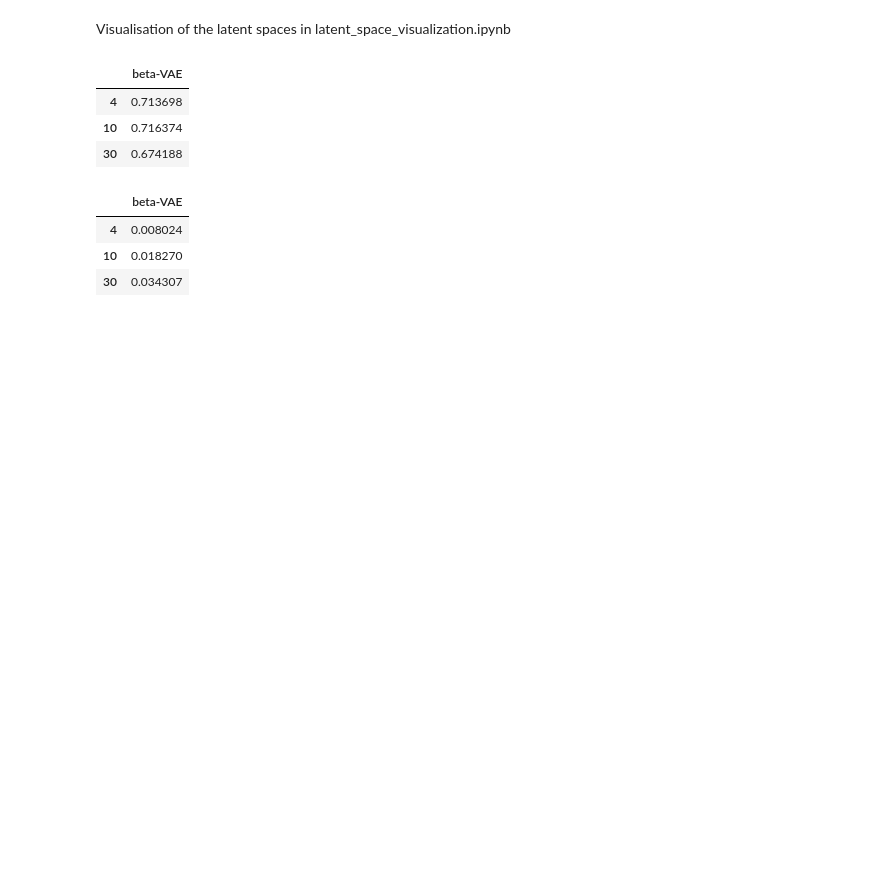
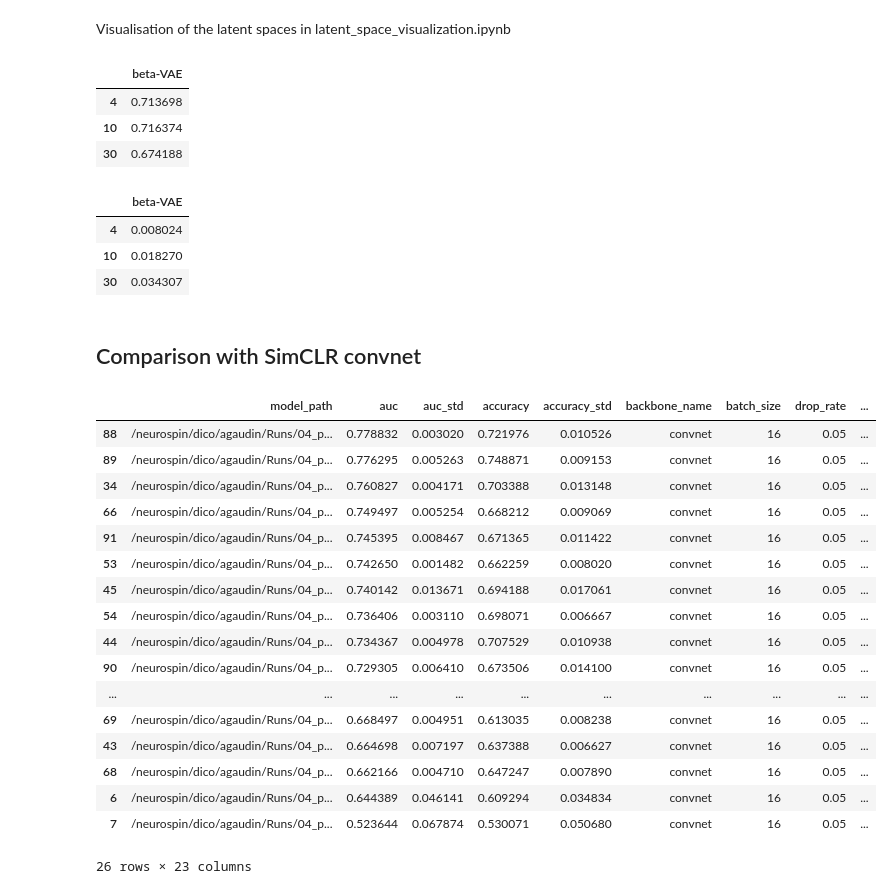
Before and after one commit to neurospin-projects/2023_agaudin_jchavas_folding_supervised, a Jupyter notebook: contrastive/notebooks/beta-VAE_analysis.ipynb, the cells around one changed output. Drawn from its saved outputs; the diff is of its cells as text; code cells hidden in the pictures; blank space fills up the shorter version.

```diff
--- a/contrastive/notebooks/beta-VAE_analysis.ipynb
+++ b/contrastive/notebooks/beta-VAE_analysis.ipynb
@@ -85,3 +89,28 @@ std_df
 | 4 | 0.008024 |
 | 10 | 0.018270 |
 | 30 | 0.034307 |
+# %% [markdown]
+## Comparison with SimCLR convnet
+# %%
+bdd = import_bdd("/neurospin/dico/agaudin/Runs/new_bdd_models_0.csv")
+convnets = bdd[(bdd.temperature == 0.1) & (bdd.drop_rate == 0.05) & (bdd.backbone_name == 'convnet')]
+convnets
+# %% [output]
+|  | model_path | auc | auc_std | accuracy | accuracy_std | backbone_name | batch_size | drop_rate | ... |
+| 88 | /neurospin/dico/agaudin/Runs/04_p... | 0.778832 | 0.003020 | 0.721976 | 0.010526 | convnet | 16 | 0.05 | ... |
+| 89 | /neurospin/dico/agaudin/Runs/04_p... | 0.776295 | 0.005263 | 0.748871 | 0.009153 | convnet | 16 | 0.05 | ... |
+| 34 | /neurospin/dico/agaudin/Runs/04_p... | 0.760827 | 0.004171 | 0.703388 | 0.013148 | convnet | 16 | 0.05 | ... |
+| 66 | /neurospin/dico/agaudin/Runs/04_p... | 0.749497 | 0.005254 | 0.668212 | 0.009069 | convnet | 16 | 0.05 | ... |
+| 91 | /neurospin/dico/agaudin/Runs/04_p... | 0.745395 | 0.008467 | 0.671365 | 0.011422 | convnet | 16 | 0.05 | ... |
+| 53 | /neurospin/dico/agaudin/Runs/04_p... | 0.742650 | 0.001482 | 0.662259 | 0.008020 | convnet | 16 | 0.05 | ... |
+| 45 | /neurospin/dico/agaudin/Runs/04_p... | 0.740142 | 0.013671 | 0.694188 | 0.017061 | convnet | 16 | 0.05 | ... |
+| 54 | /neurospin/dico/agaudin/Runs/04_p... | 0.736406 | 0.003110 | 0.698071 | 0.006667 | convnet | 16 | 0.05 | ... |
+| 44 | /neurospin/dico/agaudin/Runs/04_p... | 0.734367 | 0.004978 | 0.707529 | 0.010938 | convnet | 16 | 0.05 | ... |
+| 90 | /neurospin/dico/agaudin/Runs/04_p... | 0.729305 | 0.006410 | 0.673506 | 0.014100 | convnet | 16 | 0.05 | ... |
+| ... | ... | ... | ... | ... | ... | ... | ... | ... | ... |
+| 69 | /neurospin/dico/agaudin/Runs/04_p... | 0.668497 | 0.004951 | 0.613035 | 0.008238 | convnet | 16 | 0.05 | ... |
+| 43 | /neurospin/dico/agaudin/Runs/04_p... | 0.664698 | 0.007197 | 0.637388 | 0.006627 | convnet | 16 | 0.05 | ... |
+| 68 | /neurospin/dico/agaudin/Runs/04_p... | 0.662166 | 0.004710 | 0.647247 | 0.007890 | convnet | 16 | 0.05 | ... |
+| 6 | /neurospin/dico/agaudin/Runs/04_p... | 0.644389 | 0.046141 | 0.609294 | 0.034834 | convnet | 16 | 0.05 | ... |
+| 7 | /neurospin/dico/agaudin/Runs/04_p... | 0.523644 | 0.067874 | 0.530071 | 0.050680 | convnet | 16 | 0.05 | ... |
+26 rows × 23 columns
```
Also changed, not shown: parts of 2 cells of this notebook.
